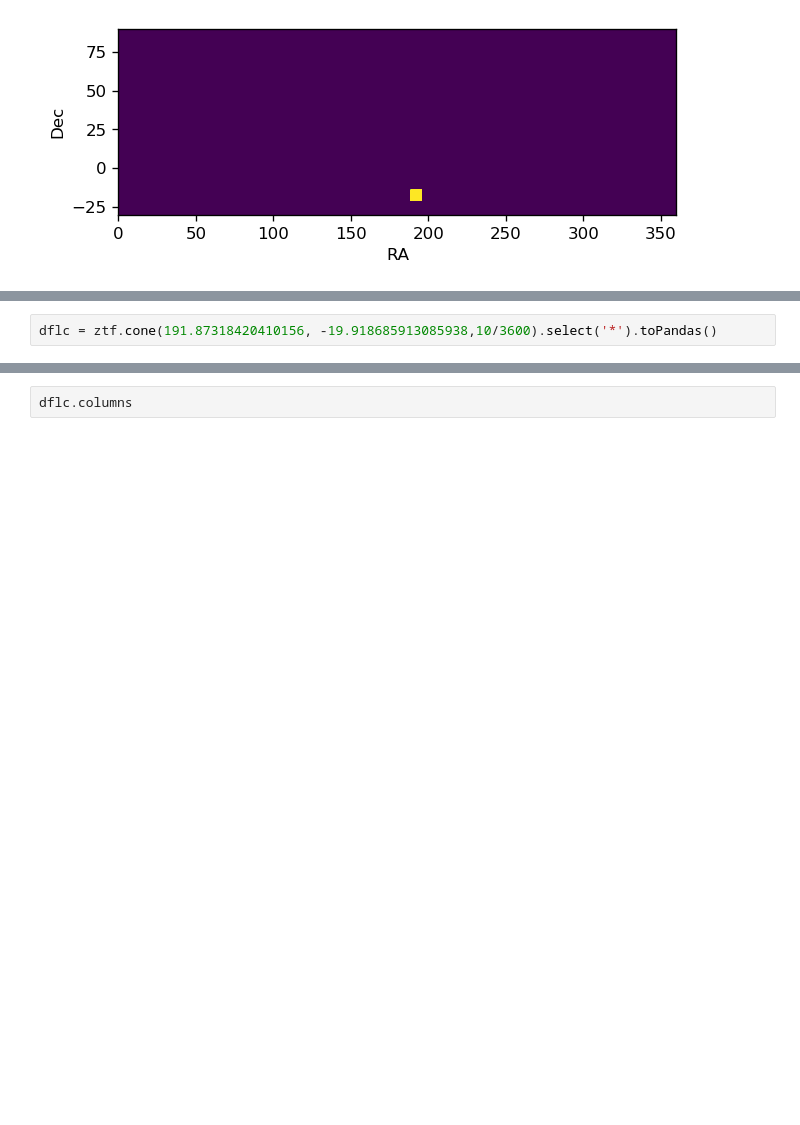
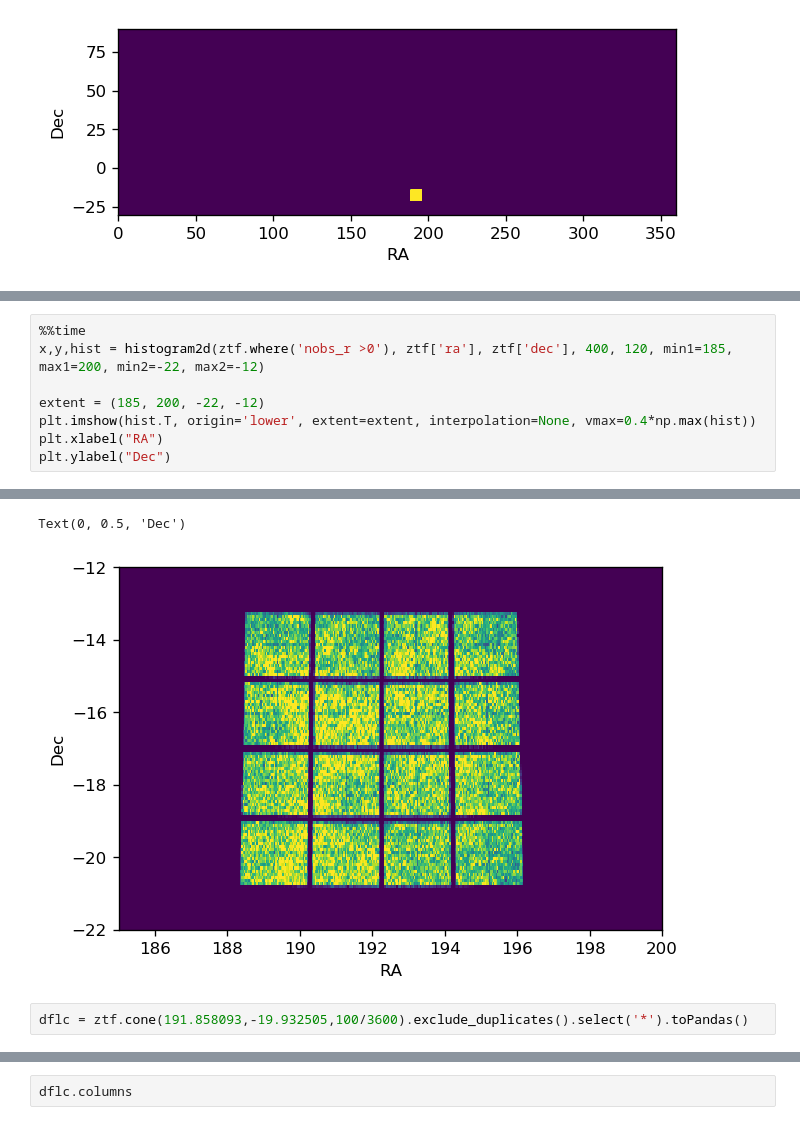
Before and after one commit to dirac-institute/ztf_axs_import, a Jupyter notebook: notebooks/ztf_dr7.ipynb, the cells around one changed output, grey strips where cells are left out. Saved outputs shown, nothing was run; the diff lists cells and outputs as text; blank space fills up the shorter version.

```diff
--- a/notebooks/ztf_dr7.ipynb
+++ b/notebooks/ztf_dr7.ipynb
@@ -291,0 +305,9 @@ Text(0, 0.5, 'Dec')
+# %%
+%%time
+x,y,hist = histogram2d(ztf.where('nobs_r >0'), ztf['ra'], ztf['dec'], 400, 120, min1=185, max1=200, min2=-22, max2=-12)
+
+extent = (185, 200, -22, -12)
+plt.imshow(hist.T, origin='lower', extent=extent, interpolation=None, vmax=0.4*np.max(hist))
+plt.xlabel("RA")
+plt.ylabel("Dec")
+# %% [output]
@@ -292,2 +316,4 @@ Text(0, 0.5, 'Dec')
+Text(0, 0.5, 'Dec')
+[figure, added]
 # %%
-dflc = ztf.cone(191.87318420410156, -19.918685913085938,10/3600).select('*').toPandas()
+dflc = ztf.cone(191.858093,-19.932505,100/3600).exclude_duplicates().select('*').toPandas()
```
Also changed, not shown: parts of 5 cells of this notebook.
